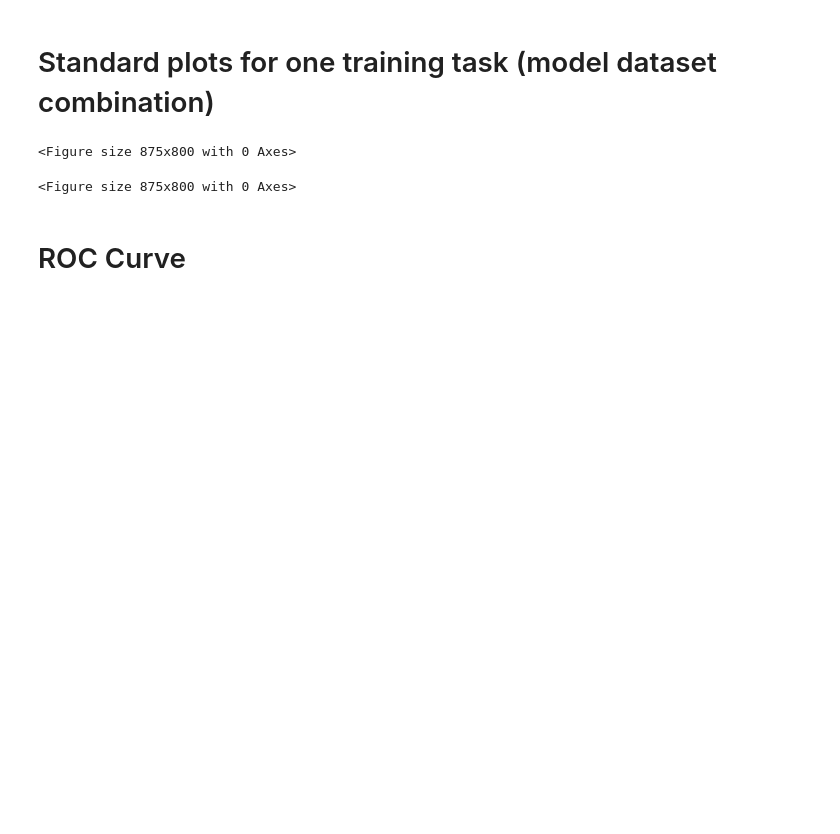
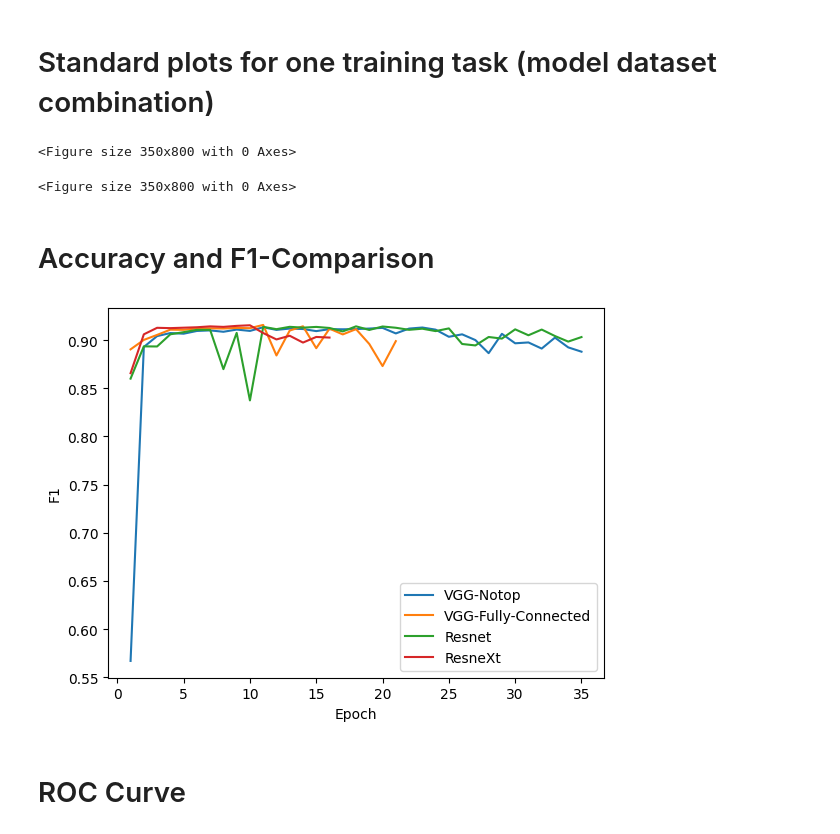
Before and after one commit to maxi99manuel99/flow-image-classification, a Jupyter notebook: plot_scores.ipynb, the cells around one changed output. Cells and saved outputs as stored; diff of their text form; code cells hidden in the pictures; blank space fills up the shorter version.

Commit message:
added accuracy and f1 comparison

```diff
--- a/plot_scores.ipynb
+++ b/plot_scores.ipynb
@@ -16,7 +17,7 @@ PAYLOAD_CLASSES_NERIS_VIRUT = ['BitTorrent', 'Cridex', 'FTP', 'Gmail', 'Htbot',
 # %% [markdown]
 # Standard plots for one training task (model dataset combination)
 # %%
-csv_files = ["/home/manuel/Bachelorarbeit/results/saved_models-new/multiclass/preprocessed/resnet-50/resnet_test/scores1.csv"] #Insert files in this list (files need to be in order of training --> first hyperparameter opt.)
+csv_files = ["/home/manuel/Bachelorarbeit/results/saved_models-new/multiclass/payload/vgg-19/fc/scores1.csv"] #Insert files in this list (files need to be in order of training --> first hyperparameter opt.)
 
 train_losses = []
 val_losses = []
@@ -48,7 +49,7 @@ plt.figure(figsize=(n_train_epochs/4, 8))
 plt.plot(train_epochs, train_losses, marker='x', label="Training Set")
 plt.plot(val_epochs, val_losses, marker='x', label="Validation Set")
 plt.xticks(val_epochs)
-plt.xlabel("epoch")
+plt.xlabel("Epoch")
 plt.ylabel("Loss")
 plt.legend()
 plt.savefig("val_train_loss.svg", format="svg")
@@ -59,7 +60,7 @@ plt.figure(figsize=(n_val_epochs/4, 8))
 plt.plot(val_epochs, val_accuracies, label = "accuracy", marker='x')
 plt.plot(val_epochs, val_f1, label = "macro-f1", marker='*')
 plt.plot(val_epochs, val_kappa, label = "kappa", marker="o")
-plt.xlabel("epoch")
+plt.xlabel("Epoch")
 plt.xticks(val_epochs)
 plt.ylabel("Scores from 0 to 1")
 plt.legend()
@@ -67,8 +68,48 @@ plt.savefig("val_scores.svg", format="svg")
 
 plt.clf()
 # %% [output]
-<Figure size 875x800 with 0 Axes>
+<Figure size 350x800 with 0 Axes>
-<Figure size 875x800 with 0 Axes>
+<Figure size 350x800 with 0 Axes>
+# %% [markdown]
+# Accuracy and F1-Comparison
+# %%
+csv_files = ["/home/manuel/Bachelorarbeit/results/saved_models-new/multiclass/payload/vgg-19/notop_nerisvirut/scores1.csv", "/home/manuel/Bachelorarbeit/results/saved_models-new/multiclass/payload/vgg-19/fc_nerisvirut/scores1.csv", "/home/manuel/Bachelorarbeit/results/saved_models-new/multiclass/payload/resnet-50/resnet_virutneris/scores1.csv", "/home/manuel/Bachelorarbeit/results/saved_models-new/multiclass/payload/resnet-50/resneXt_virutneris/scores1.csv"]
+
+models = ["VGG-Notop", "VGG-Fully-Connected", "Resnet", "ResneXt"]
+
+accuracies_per_model = []
+f1_per_model = []
+
+for file in csv_files:
+    if file.endswith(".csv"):
+        df = pd.read_csv(file)
+        # Training loss will be tracked during the whole training process
+        accuracies_per_model.append(df["accuracy"].to_list())
+        f1_per_model.append(df["macro-f1"].to_list())
+
+
+for j, model in enumerate(models):
+    accuracies = [100* acc for acc in accuracies_per_model[j]]
+    epochs = range(1, len(accuracies)+1)
+    plt.plot(epochs, accuracies, label=model)
+
+plt.xlabel("Epoch")
+plt.ylabel("Accuracy")
+plt.legend()
+plt.savefig("Accuracy_comparison.svg", format="SVG")
+plt.clf()
+
+for j, model in enumerate(models):
+    f1 = f1_per_model[j]
+    epochs = range(1, len(f1)+1)
+    plt.plot(epochs, f1, label=model)
+
+plt.xlabel("Epoch")
+plt.ylabel("F1")
+plt.legend()
+plt.savefig("F1_comparison.svg", format="SVG")
+# %% [output]
+[figure, added]
 # %% [markdown]
 # ROC Curve
 # %%
```
Also changed, not shown: parts of 7 cells of this notebook, 1 other file.
